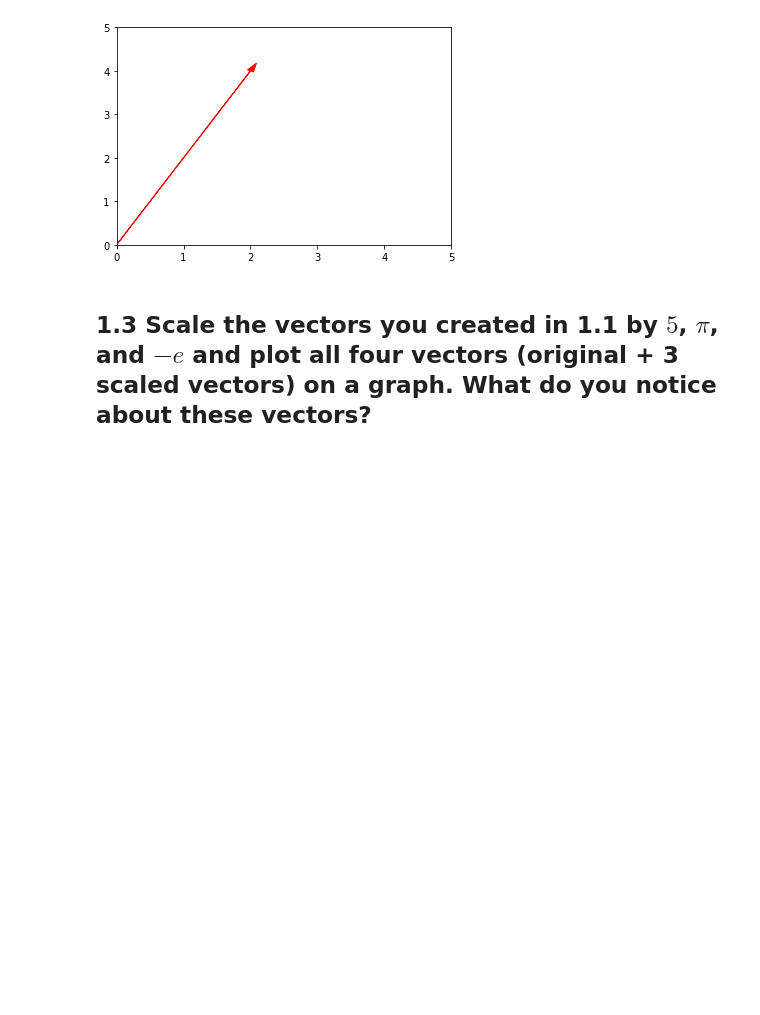
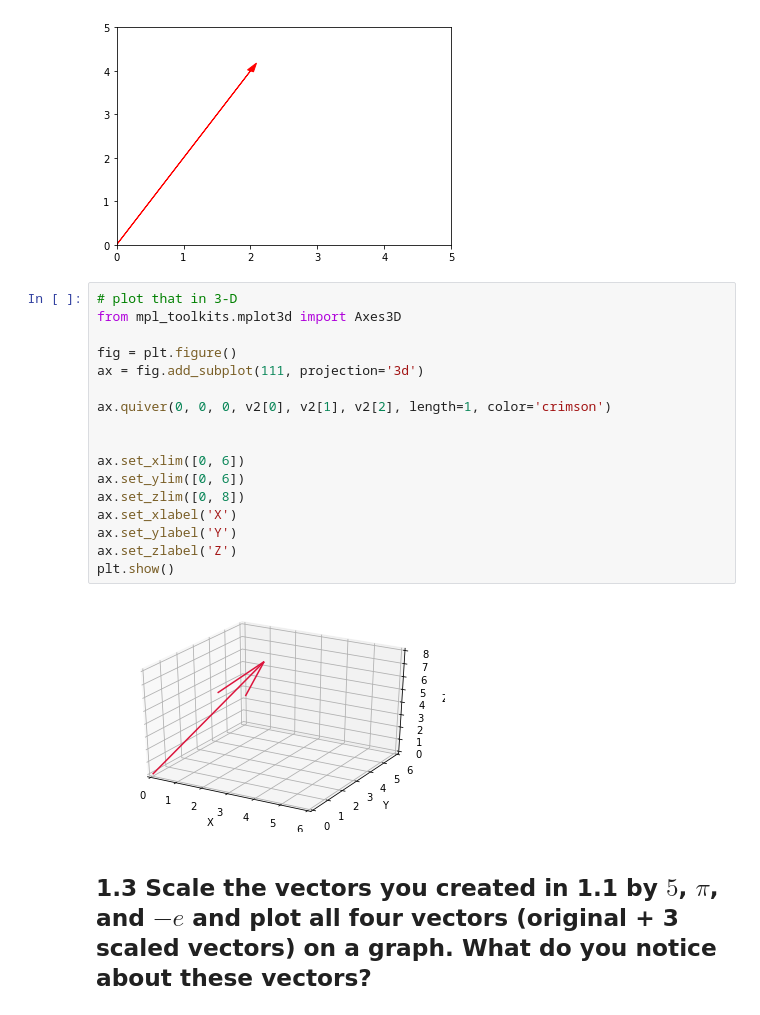
Before and after one commit to yestrella14/DS-Unit-1-Sprint-3-Linear-Algebra, a Jupyter notebook: LS_DS_131_Vectors_and_Matrices_Assignment.ipynb, the cells around one changed output. Saved outputs shown, nothing was run; the diff lists cells and outputs as text; blank space fills up the shorter version.

```diff
--- a/LS_DS_131_Vectors_and_Matrices_Assignment.ipynb
+++ b/LS_DS_131_Vectors_and_Matrices_Assignment.ipynb
@@ -27,6 +27,25 @@ plt.ylim(0,5)
 # %% [output]
 (0.0, 5.0)
 [figure]
+# %%
+# plot that in 3-D
+from mpl_toolkits.mplot3d import Axes3D
+
+fig = plt.figure()
+ax = fig.add_subplot(111, projection='3d')
+
+ax.quiver(0, 0, 0, v2[0], v2[1], v2[2], length=1, color='crimson')
+
+
+ax.set_xlim([0, 6])
+ax.set_ylim([0, 6])
+ax.set_zlim([0, 8])
+ax.set_xlabel('X')
+ax.set_ylabel('Y')
+ax.set_zlabel('Z')
+plt.show()
+# %% [output]
+[figure, added]
 # %% [markdown]
 ## 1.3 Scale the vectors you created in 1.1 by $5$, $\pi$, and $-e$ and plot all four vectors (original + 3 scaled vectors) on a graph. What do you notice about these vectors?
 # %%
```
Also changed, not shown: parts of 9 cells of this notebook.
